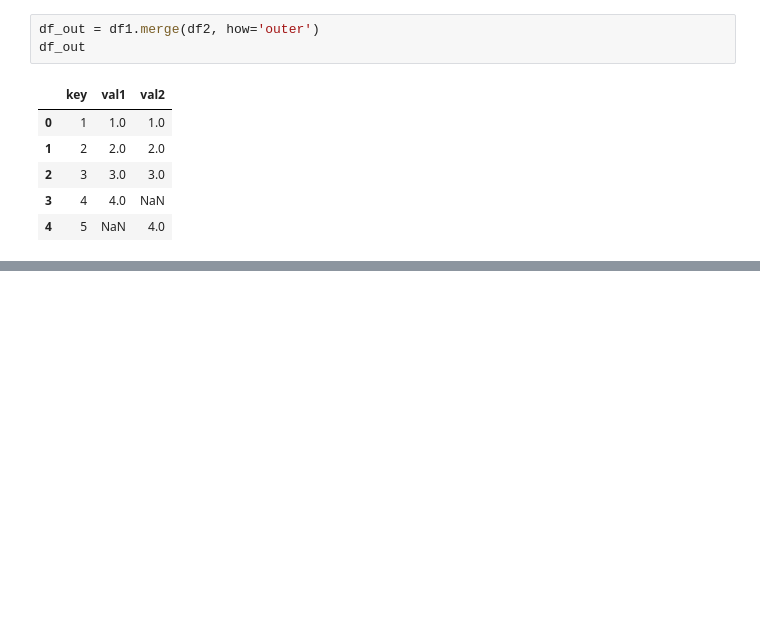
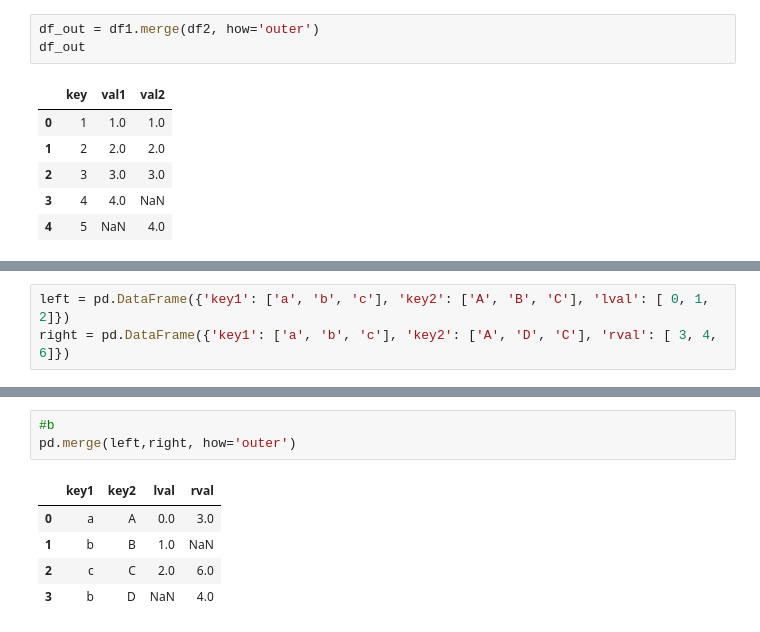
Before and after one commit to Bornatch/EPFL, a Jupyter notebook: ML/Cours2/02_04_Manipulating the data.pynb.ipynb, the cells around one changed output, grey strips where cells are left out. Cells and saved outputs as stored; diff of their text form; blank space fills up the shorter version.

```diff
--- a/ML/Cours2/02_04_Manipulating the data.pynb.ipynb
+++ b/ML/Cours2/02_04_Manipulating the data.pynb.ipynb
@@ -255,0 +263,3 @@ df_out
+# %%
+left = pd.DataFrame({'key1': ['a', 'b', 'c'], 'key2': ['A', 'B', 'C'], 'lval': [ 0, 1, 2]})
+right = pd.DataFrame({'key1': ['a', 'b', 'c'], 'key2': ['A', 'D', 'C'], 'rval': [ 3, 4, 6]})
@@ -255,0 +287,9 @@ df_out
+# %%
+#b
+pd.merge(left,right, how='outer')
+# %% [output]
+|  | key1 | key2 | lval | rval |
+| 0 | a | A | 0.0 | 3.0 |
+| 1 | b | B | 1.0 | NaN |
+| 2 | c | C | 2.0 | 6.0 |
+| 3 | b | D | NaN | 4.0 |
```
Also changed, not shown: parts of 10 cells of this notebook, 1 other file.
